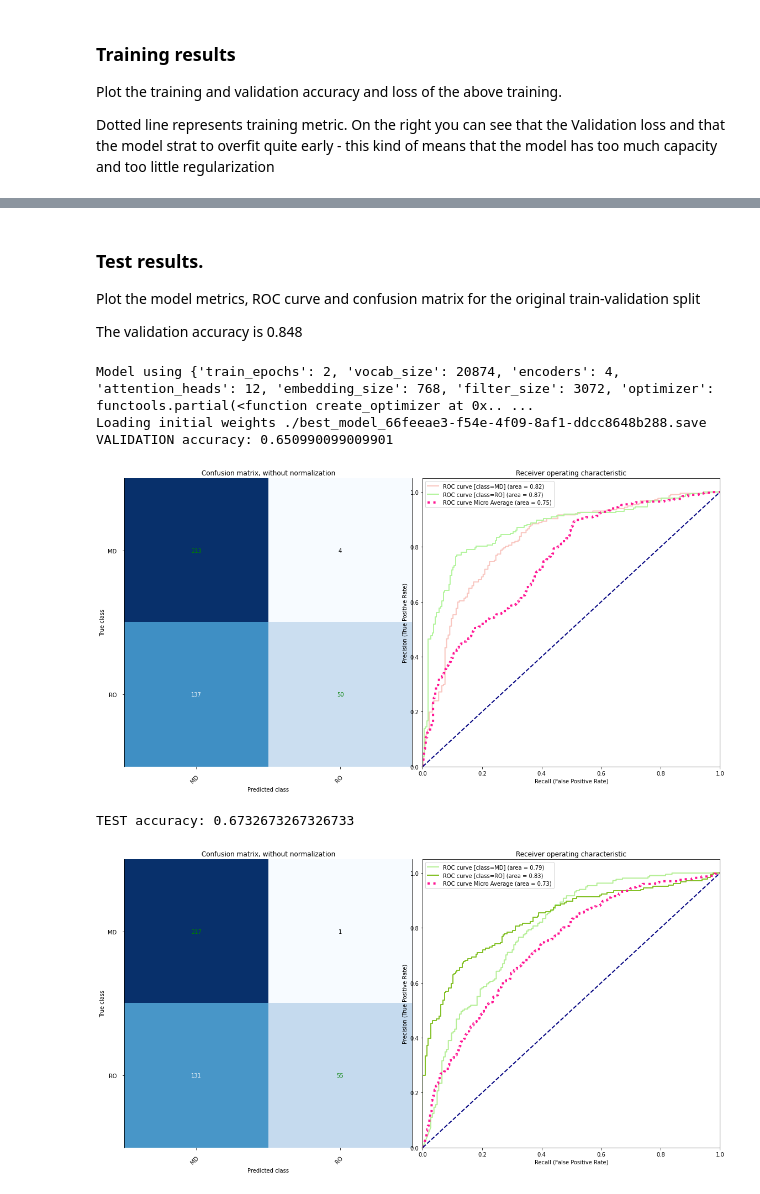
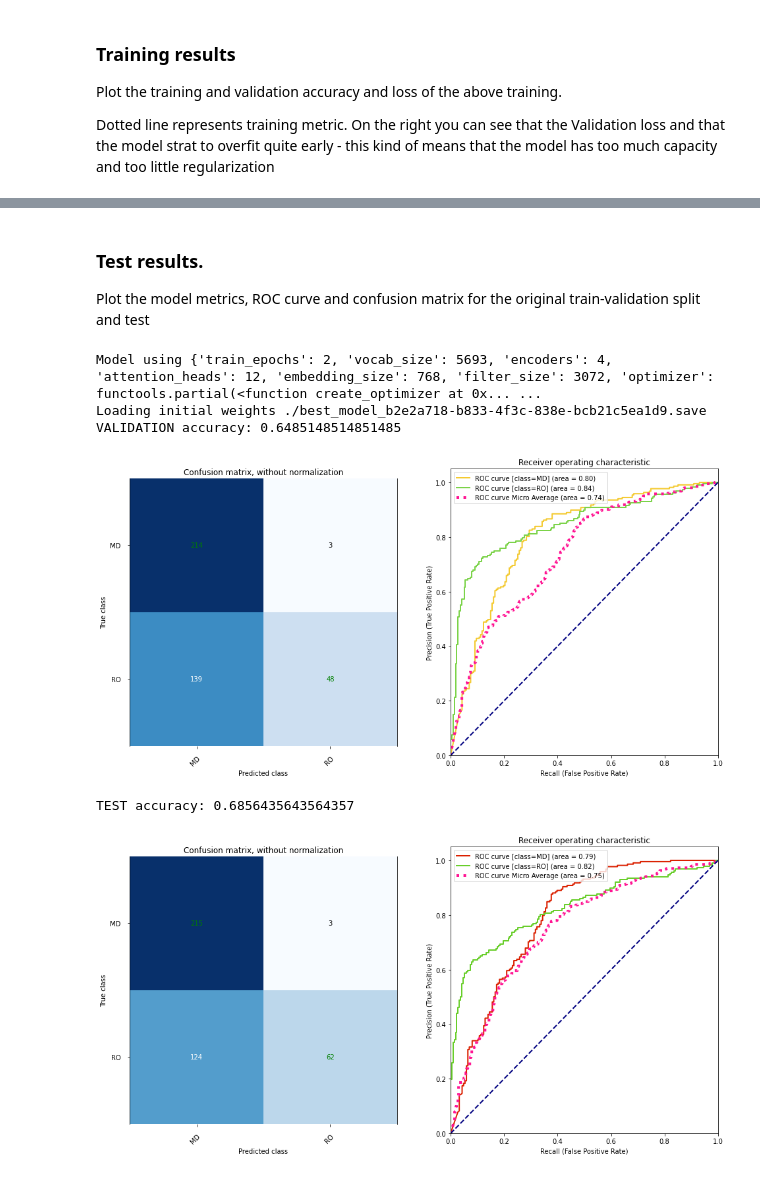
Before and after one commit to glypher/romanian_bert, a Jupyter notebook: romanian_bert_wiki.ipynb, the cells around one changed output, grey strips where cells are left out. Drawn from its saved outputs; the diff is of its cells as text; code cells hidden in the pictures.

```diff
--- a/romanian_bert_wiki.ipynb
+++ b/romanian_bert_wiki.ipynb
@@ -157,3 +162,7 @@ Loaded 5924 test samples...
+# %%
+trainDF = trainDF[trainDF['category']=='culture']
+valDF = valDF[valDF['category']=='culture']
+testDF = testDF[testDF['category']=='culture']
 # %% [markdown]
 #### Romanian sentence data set
 
@@ -534,14 +542,14 @@ def create_optimizer(df_size, lr=3e-5):
 
 @mm.benchmark
 def train_language_model():
-    TRAIN_EPOCHS=30
+    TRAIN_EPOCHS=10
 
     lm_hyper_lookup = mm.HyperParamsLookup(lambda hyper_params: TransformerModel(**hyper_params),
                                            lambda hist: np.min(hist.history('loss', mm.DataType.TRAIN)))
 
     tf.keras.backend.clear_session()
     lm_hyper_lookup.grid_search(all_data, True,
-                                train_epochs=[1],
+                                train_epochs=[TRAIN_EPOCHS],
                                 vocab_size=[len(VOCAB)],
                                 encoders=[4],
                                 attention_heads=[12],
@@ -605,11 +612,11 @@ c_testDF = testDF[testDF['category']=='culture']
 # %%
-trainDFwid = mm.PreprocessPipeline(c_trainDF, 'romanian', vocab=VOCAB, max_words=128, min_words=5, min_word_count=5).process(
+trainDFwid = mm.PreprocessPipeline(trainDF, 'romanian', vocab=VOCAB, max_words=128, min_words=5, min_word_count=5).process(
     ['lower', 'split_sentences', 'tokenize', 'stem', 'remove_punctuation',
     'build_vocabulary', 'to_vocabulary_ids', 'filter_rows']).DF
-valDFwid = mm.PreprocessPipeline(c_valDF, 'romanian', vocab=VOCAB, max_words=128, min_words=5, min_word_count=5).process(
+valDFwid = mm.PreprocessPipeline(valDF, 'romanian', vocab=VOCAB, max_words=128, min_words=5, min_word_count=5).process(
     ['lower', 'split_sentences', 'tokenize', 'stem', 'remove_punctuation',
     'build_vocabulary', 'to_vocabulary_ids']).DF
-testDFwid = mm.PreprocessPipeline(c_testDF, 'romanian', vocab=VOCAB, max_words=128, min_words=5, min_word_count=5).process(
+testDFwid = mm.PreprocessPipeline(testDF, 'romanian', vocab=VOCAB, max_words=128, min_words=5, min_word_count=5).process(
     ['lower', 'split_sentences', 'tokenize', 'stem', 'remove_punctuation',
     'build_vocabulary', 'to_vocabulary_ids']).DF
 
@@ -749,41 +758,39 @@ ev.plot_history('Training history', ['accuracy', 'loss', 'true_accuracy'])
 # %% [markdown]
 ### Test results.
-Plot the model metrics, ROC curve and confusion matrix for the original train-validation split
-
-The validation accuracy is 0.848
+Plot the model metrics, ROC curve and confusion matrix for the original train-validation split and test
 # %%
 # Load the model again using the epoch with the highest validation accuracy
 def load_best_model(create_func, best_params, best_checkpoint):
     hyper_params = best_params.copy()
     hyper_params['load_initial_weights'] = None
     print(f"Model using {hyper_params}")
 
     model = create_func(**hyper_params)
     model._hyper_params['load_initial_weights'] = best_checkpoint
     model.load_weights()
     return model
 
 def show_metrics(model, df, split_df, title, plot=True):
     targets, scores = model.predict(split_df)
     print(f"{title} accuracy: {mm.Model.accuracy(df['target'].cat.codes, targets)}")
     if plot:
         targets = pd.Categorical(['MD' if i==0 else 'RO' for i in targets], categories=df['target'].cat.categories)
         #print(targets==df['target'])
         pb = mm.PlotBuilder().create_subplots(1, 2, (16,8))
         pb.create_confusion_matrix(
             df['target'], targets, df['target'].cat.categories)
 
         pb.create_roc_curve_multiclass(
             df['target'], scores, df['target'].cat.categories, [True, True]).show()
 
 
 best_model_train = load_best_model(ClassifierModel, train_lookup.best_history.model_params, train_lookup.best_checkpoint)
-show_metrics(best_model_train, c_valDF, valDFwid, "VALIDATION")
-show_metrics(best_model_train, c_testDF, testDFwid, "TEST")
+show_metrics(best_model_train, valDF, valDFwid, "VALIDATION")
+show_metrics(best_model_train, testDF, testDFwid, "TEST")
 # %% [output]
-Model using {'train_epochs': 2, 'vocab_size': 20874, 'encoders': 4, 'attention_heads': 12, 'embedding_size': 768, 'filter_size': 3072, 'optimizer': functools.partial(<function create_optimizer at 0x.. ...
-Loading initial weights ./best_model_66feeae3-f54e-4f09-8af1-ddcc8648b288.save
-VALIDATION accuracy: 0.650990099009901
+Model using {'train_epochs': 2, 'vocab_size': 5693, 'encoders': 4, 'attention_heads': 12, 'embedding_size': 768, 'filter_size': 3072, 'optimizer': functools.partial(<function create_optimizer at 0x... ...
+Loading initial weights ./best_model_b2e2a718-b833-4f3c-838e-bcb21c5ea1d9.save
+VALIDATION accuracy: 0.6485148514851485
-[figure, old version]
+[figure, new version]
-TEST accuracy: 0.6732673267326733
+TEST accuracy: 0.6856435643564357
-[figure, old version]
+[figure, new version]
```
Also changed, not shown: parts of 18 cells of this notebook.
